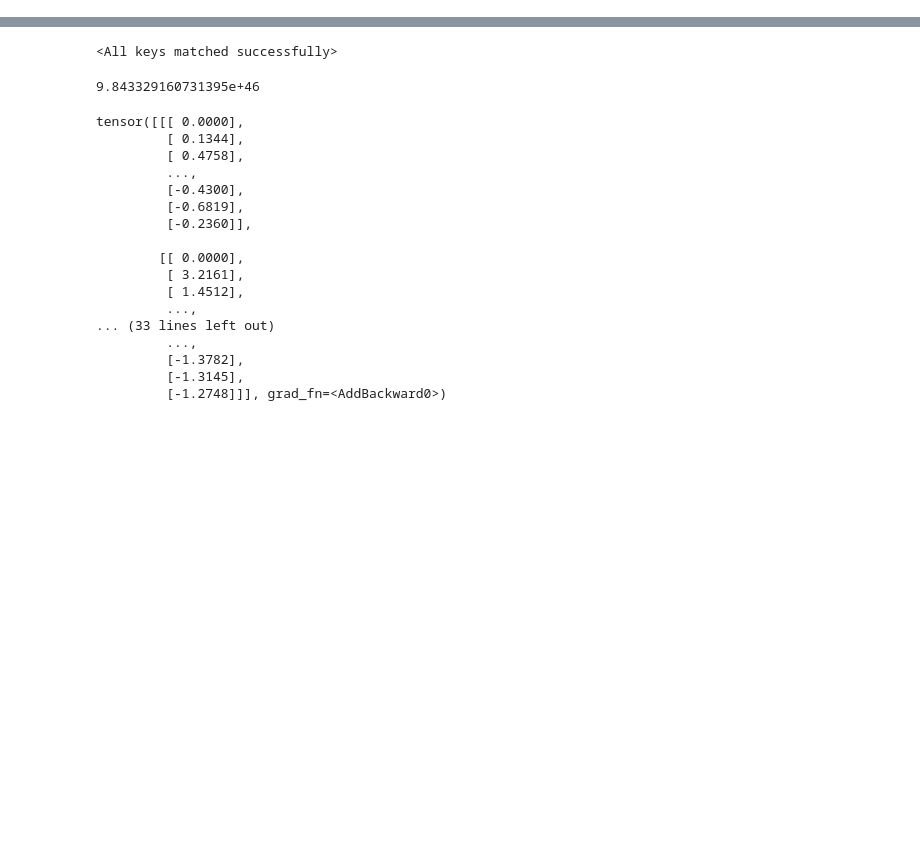
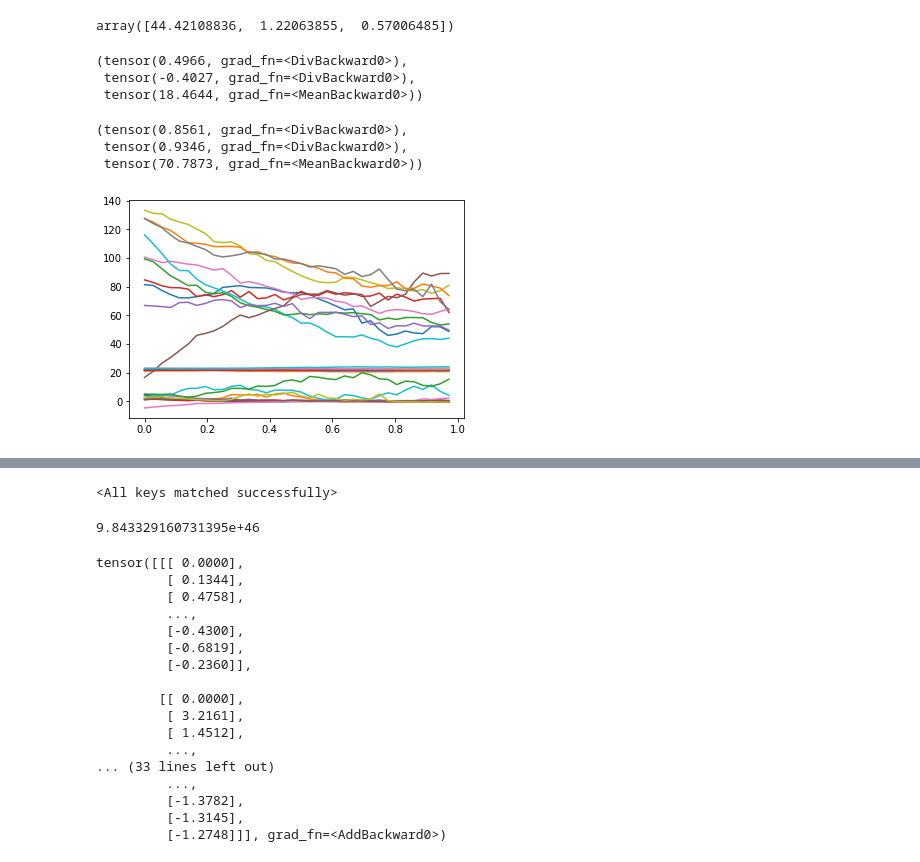
Before and after one commit to vincentlui/latent-flow, a Jupyter notebook: mmd.ipynb, the cells around one changed output, grey strips where cells are left out. Saved outputs shown, nothing was run; the diff lists cells and outputs as text; code cells hidden in the pictures; blank space fills up the shorter version.

```diff
--- a/mmd.ipynb
+++ b/mmd.ipynb
@@ -52,3 +16,0 @@ RuntimeError: Error(s) in loading state_dict for LSDE:
-# %%
-data_loader = get_data_loaders('lorenz', batch_size=50)
-mc_module = FlowMC.load_from_checkpoint("nfsde/result/download/test11/20220815-220343/lightning_logs/version_7162580/checkpoints/last.ckpt", data=data_loader)
@@ -164,2 +194,15 @@ KeyboardInterrupt:
 # %%
-np.sum((s1 / num_sample - s2 / num_data) ** 2)
+ctfp_module_path = [
+    'result/ctfp/energy/lightning_logs/version_7257469/checkpoints/checkpoint-epoch=0053.ckpt',
+    'result/ctfp/energy/lightning_logs/version_7257470/checkpoints/checkpoint-epoch=0019.ckpt',
+    'result/ctfp/energy/lightning_logs/version_7257468/checkpoints/checkpoint-epoch=0064.ckpt'
+]
+ctfp_modules = []
+# data = get_data_loaders('lorenz', batch_size=500)
+# data = get_real_data_loaders('baqd', batch_size=500)
+num_levels = 5
+_, _, dl_train, dl_val, dl_test, mean, std , *_ = data
+for path in ctfp_module_path:
+    module = CTFPModule.load_from_checkpoint(path, data=data)
+    module.eval()
+    ctfp_modules.append(module)
@@ -193,7 +274,0 @@ NameError: name 'ctfp_module' is not defined
-# %%
-y = 0
-for i in range(5):
-    t = torch.linspace(0, 10, 101).view(1,-1,1).repeat_interleave(100, dim=0)
-    ws = sample_brownian(t)
-    y += f(ws, t) / 100
-y / 5
@@ -217,0 +335,48 @@ tensor([[[-0.0003],
+# %%
+mmd
+# %% [output]
+array([44.42108836,  1.22063855,  0.57006485])
+# %%
+flow = flow_modules[0]
+sde = sde_modules[0]
+y_flow = flow(t, averaged=True)
+y_sde = sde(t, averaged=True)
+critic1 = flow.discriminator(torch.cat([t, y_flow], dim=-1))
+critic2 = flow.discriminator(torch.cat([t, y_sde], dim=-1))
+critic3 = flow.discriminator(torch.cat([t, y_true], dim=-1))
+critic1/critic3, critic2/critic3, critic3
+# %% [output]
+(tensor(0.4966, grad_fn=<DivBackward0>),
+ tensor(-0.4027, grad_fn=<DivBackward0>),
+ tensor(18.4644, grad_fn=<MeanBackward0>))
+# %%
+critic1 = sde.discriminator(torch.cat([t, y_flow], dim=-1))
+critic2 = sde.discriminator(torch.cat([t, y_sde], dim=-1))
+critic3 = sde.discriminator(torch.cat([t, y_true], dim=-1))
+critic1/critic3, critic2/critic3, critic3
+# %% [output]
+(tensor(0.8561, grad_fn=<DivBackward0>),
+ tensor(0.9346, grad_fn=<DivBackward0>),
+ tensor(70.7873, grad_fn=<MeanBackward0>))
+# %%
+# i=0
+# losses = []
+# with torch.no_grad():
+#     for batch in dl_test:
+#         i += 1
+#         x, t, y_true = batch
+#         break
+
+# module = ctfp_modules[0]
+# y = module(t) * module.std + module.mean
+import matplotlib.pyplot as plt
+# a = plt.subplot(projection='3d')
+# y = lsde_modules[0](t[0].flatten(), 10) * std + mean
+y = flow_modules[0](t) * std + mean
+q = y.detach().cpu().numpy()
+for i in range(10):
+#     plt.plot(t[i], y_true[i] * std + mean)
+    plt.plot(t[i], q[i])
+#     plt.plot(q[i,:,0],q[i,:,1],q[i,:,2])
+# %% [output]
+[figure, added]
```
Also changed, not shown: parts of 26 cells of this notebook, 4 other files.
